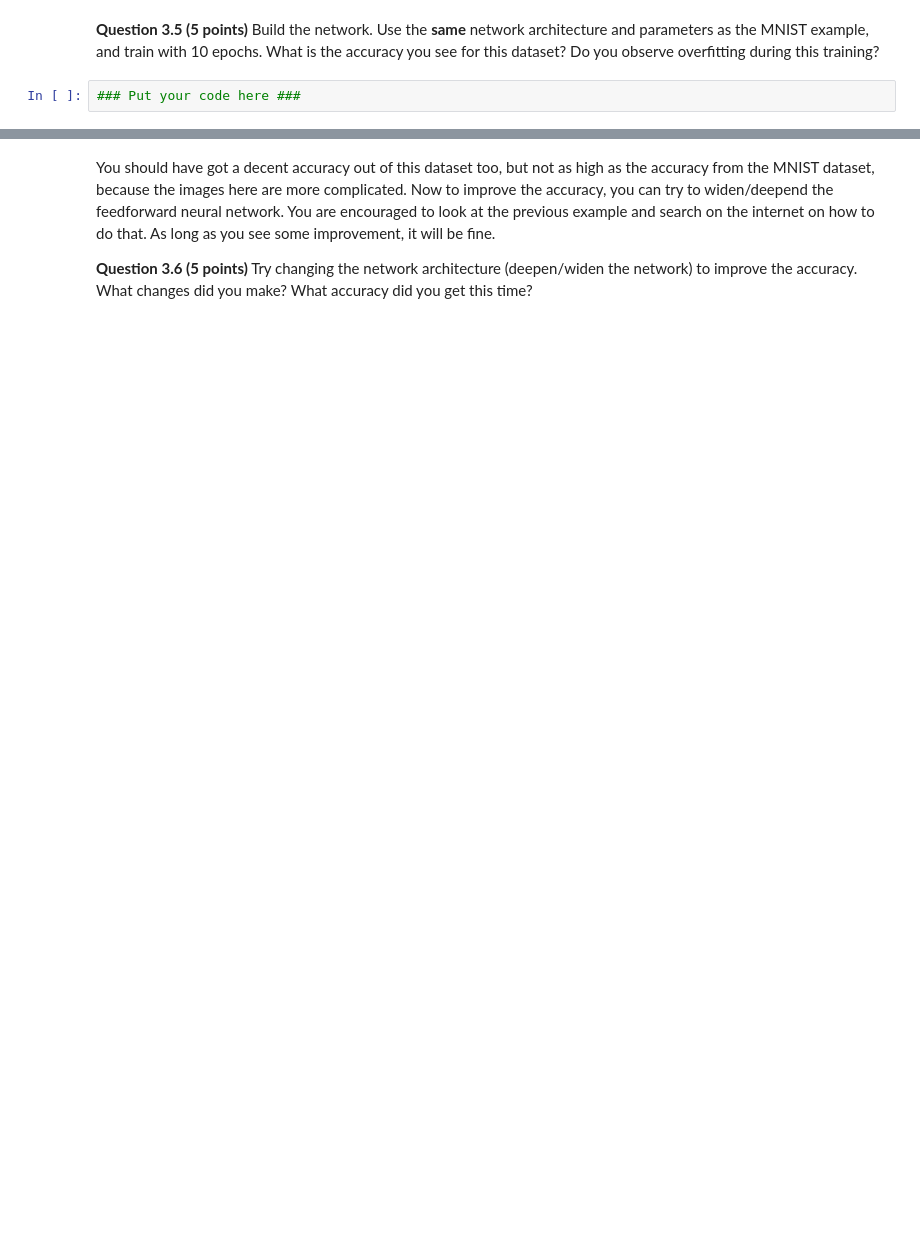
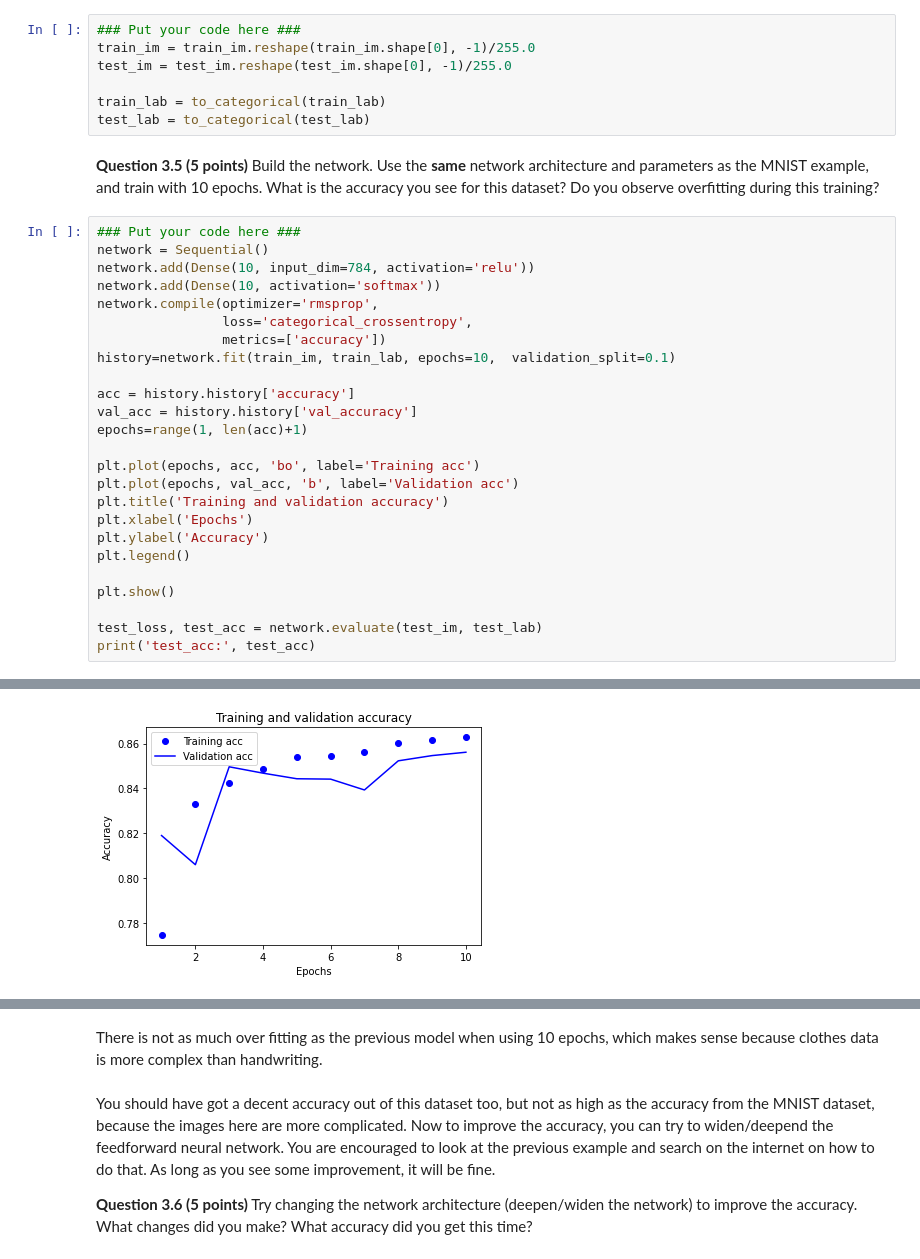
Before and after one commit to doylekay/cmse202-f20-turnin, a Jupyter notebook: HW_05_TF_STUDENT.ipynb, the cells around one changed output, grey strips where cells are left out. Cells and saved outputs as stored; diff of their text form; blank space fills up the shorter version.

```diff
--- a/HW_05_TF_STUDENT.ipynb
+++ b/HW_05_TF_STUDENT.ipynb
@@ -270,4 +358,35 @@ We will now work on another dataset called fashion MNIST. Fashion MNIST is a dat
+# %%
+### Put your code here ###
+train_im = train_im.reshape(train_im.shape[0], -1)/255.0
+test_im = test_im.reshape(test_im.shape[0], -1)/255.0
+
+train_lab = to_categorical(train_lab)
+test_lab = to_categorical(test_lab)
 # %% [markdown]
 **Question 3.5 (5 points)** Build the network. Use the **same** network architecture and parameters as the MNIST example, and train with 10 epochs. What is the accuracy you see for this dataset? Do you observe overfitting during this training?
-# %%
-### Put your code here ###
+# %%
+### Put your code here ###
+network = Sequential()
+network.add(Dense(10, input_dim=784, activation='relu'))
+network.add(Dense(10, activation='softmax'))
+network.compile(optimizer='rmsprop',
+                loss='categorical_crossentropy',
+                metrics=['accuracy'])
+history=network.fit(train_im, train_lab, epochs=10,  validation_split=0.1)
+
+acc = history.history['accuracy']
+val_acc = history.history['val_accuracy']
+epochs=range(1, len(acc)+1)
+
+plt.plot(epochs, acc, 'bo', label='Training acc')
+plt.plot(epochs, val_acc, 'b', label='Validation acc')
+plt.title('Training and validation accuracy')
+plt.xlabel('Epochs')
+plt.ylabel('Accuracy')
+plt.legend()
+
+plt.show()
+
+test_loss, test_acc = network.evaluate(test_im, test_lab)
+print('test_acc:', test_acc)
+# %% [output]
@@ -273,0 +413 @@ We will now work on another dataset called fashion MNIST. Fashion MNIST is a dat
+[figure, added]
@@ -274,3 +416,5 @@ We will now work on another dataset called fashion MNIST. Fashion MNIST is a dat
+# %% [markdown]
+There is not as much over fitting as the previous model when using 10 epochs, which makes sense because clothes data is more complex than handwriting.
 # %% [markdown]
 You should have got a decent accuracy out of this dataset too, but not as high as the accuracy from the MNIST dataset, because the images here are more complicated. Now to improve the accuracy, you can try to widen/deepend the feedforward neural network. You are encouraged to look at the previous example and search on the internet on how to do that. As long as you see some improvement, it will be fine.
 
```
Also changed, not shown: parts of 29 cells of this notebook.
